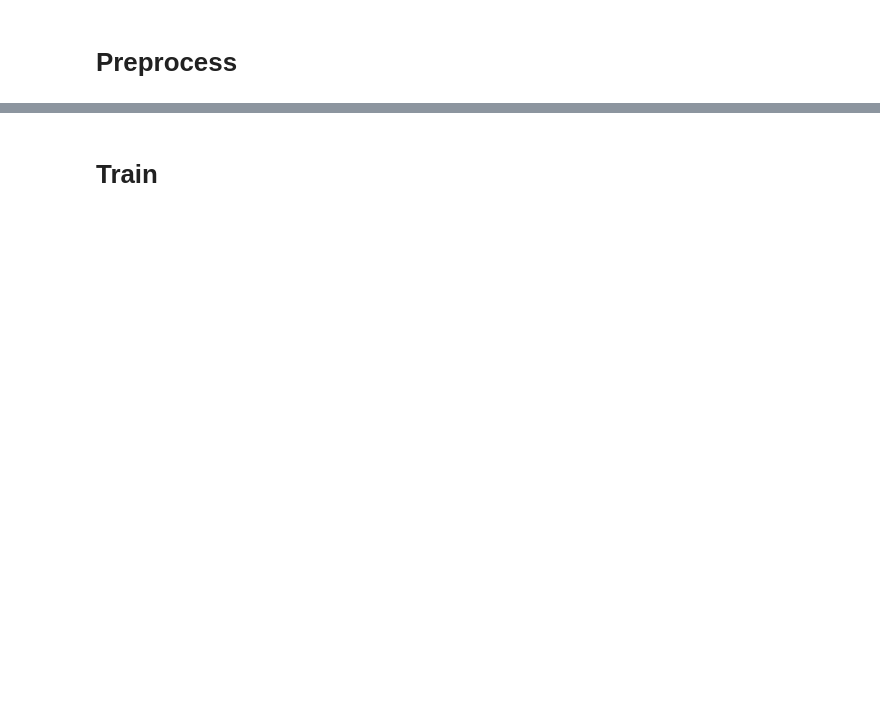
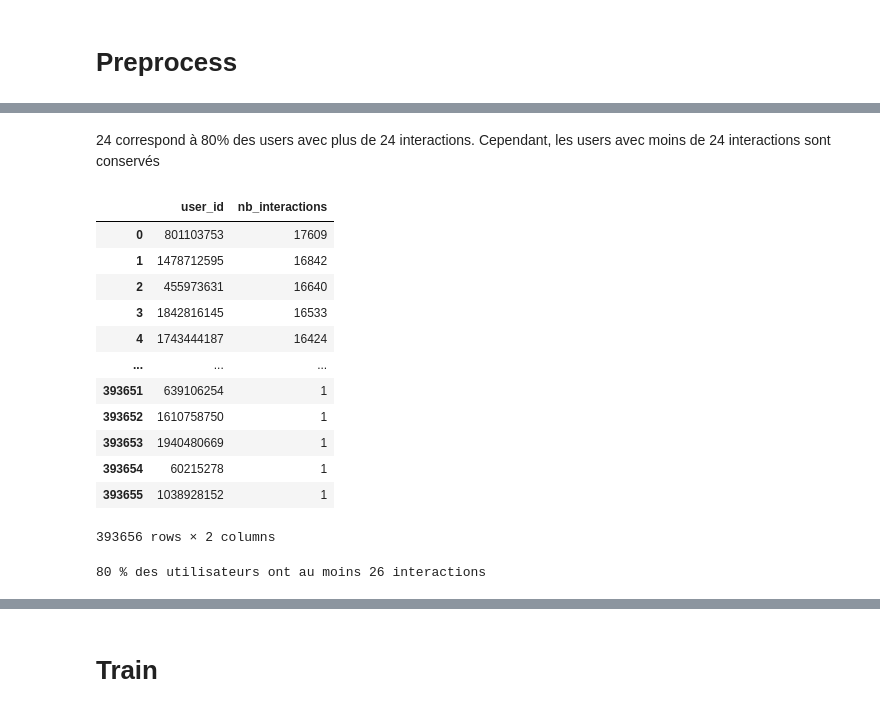
Before and after one commit to Adrian1903/Participez-a-une-competition-Kaggle, a Jupyter notebook: dev/model-from-riiid-lgbm-starter.ipynb, the cells around one changed output, grey strips where cells are left out. Drawn from its saved outputs; the diff is of its cells as text; code cells hidden in the pictures; blank space fills up the shorter version.

```diff
--- a/dev/model-from-riiid-lgbm-starter.ipynb
+++ b/dev/model-from-riiid-lgbm-starter.ipynb
@@ -63,0 +51,31 @@ train_df = train_df.groupby('user_id').tail(24).reset_index(drop=True)
+# %% [markdown]
+24 correspond à 80% des users avec plus de 24 interactions. Cependant, les users avec moins de 24 interactions sont conservés
+# %%
+# J'ai 80 % des utilisateurs qui ont au moins 24 interactions.
+# J'ai besoin de 24 interactions, dont les 6 dernières en validation
+# Que se passe-t-il si il ont moins de 6 interaction
+user_info = train_df.groupby('user_id')['content_id'].count().sort_values(ascending=False).reset_index()
+user_info = user_info.rename(columns={'content_id':'nb_interactions'})
+user_info
+# %% [output]
+|  | user_id | nb_interactions |
+| 0 | 801103753 | 17609 |
+| 1 | 1478712595 | 16842 |
+| 2 | 455973631 | 16640 |
+| 3 | 1842816145 | 16533 |
+| 4 | 1743444187 | 16424 |
+| ... | ... | ... |
+| 393651 | 639106254 | 1 |
+| 393652 | 1610758750 | 1 |
+| 393653 | 1940480669 | 1 |
+| 393654 | 60215278 | 1 |
+| 393655 | 1038928152 | 1 |
+393656 rows × 2 columns
+# %%
+# Loi de Pareto 80/20
+tresh = 80
+idx = int(len(user_info) * tresh / 100)
+min_interaction = user_info.at[idx, 'nb_interactions']
+print(f'{tresh} % des utilisateurs ont au moins {min_interaction} interactions')
+# %% [output]
+80 % des utilisateurs ont au moins 26 interactions
```
Also changed, not shown: parts of 17 cells of this notebook.
